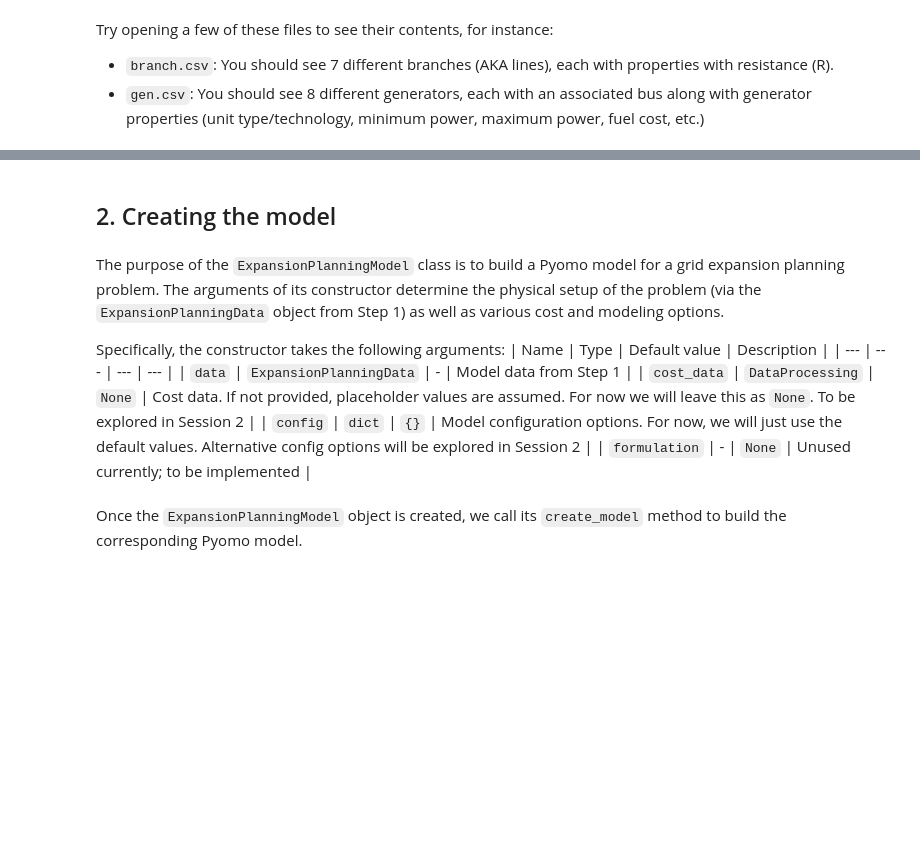
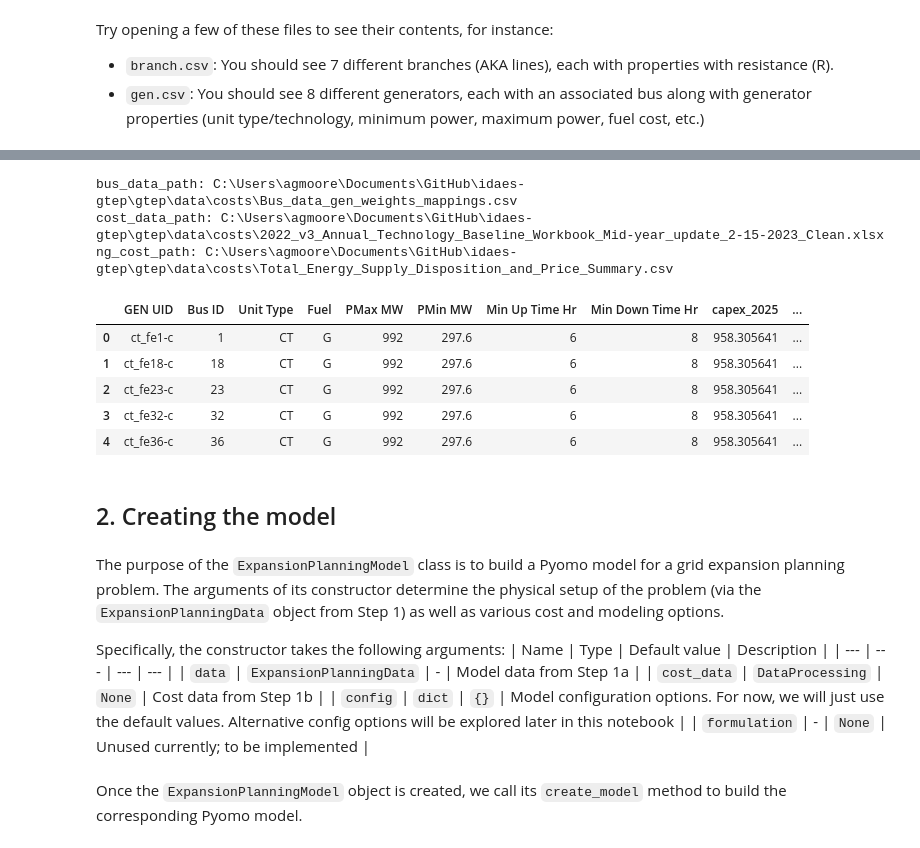
Before and after one commit to IDAES/idaes-gtep, a Jupyter notebook: docs/source/tutorials/pmaps_tutorial_session_1.ipynb, the cells around one changed output, grey strips where cells are left out. Drawn from its saved outputs; the diff is of its cells as text; code cells hidden in the pictures; blank space fills up the shorter version.

```diff
--- a/docs/source/tutorials/pmaps_tutorial_session_1.ipynb
+++ b/docs/source/tutorials/pmaps_tutorial_session_1.ipynb
@@ -137,3 +157,66 @@ dict_keys(['bus', 'load', 'shunt', 'area', 'branch', 'generator', 'storage'])
+# %%
+from gtep.gtep_data_processing import DataProcessing
+
+bus_data_path = (
+    Path()
+    / ".."
+    / ".."
+    / ".."
+    / "gtep"
+    / "data"
+    / "costs"
+    / "Bus_data_gen_weights_mappings.csv"
+).resolve()
+cost_data_path = (
+    Path()
+    / ".."
+    / ".."
+    / ".."
+    / "gtep"
+    / "data"
+    / "costs"
+    / "2022_v3_Annual_Technology_Baseline_Workbook_Mid-year_update_2-15-2023_Clean.xlsx"
+).resolve()
+ng_cost_path = (
+    Path()
+    / ".."
+    / ".."
+    / ".."
+    / "gtep"
+    / "data"
+    / "costs"
+    / "Total_Energy_Supply_Disposition_and_Price_Summary.csv"
+).resolve()
+
+print("bus_data_path:", bus_data_path)
+print("cost_data_path:", cost_data_path)
+print("ng_cost_path:", ng_cost_path)
+
+candidate_gens = [
+    "Natural Gas_FE",
+    "Solar - Utility PV",
+    "Land-Based Wind",
+]
+
+cost_data = DataProcessing()
+cost_data.load_gen_data(
+    bus_data_path=bus_data_path,
+    cost_data_path=cost_data_path,
+    ng_cost_path=ng_cost_path,
+    candidate_gens=candidate_gens,
+)
+
+cost_data.gen_data_target.head()
+# %% [output]
+bus_data_path: C:\Users\agmoore\Documents\GitHub\idaes-gtep\gtep\data\costs\Bus_data_gen_weights_mappings.csv
+cost_data_path: C:\Users\agmoore\Documents\GitHub\idaes-gtep\gtep\data\costs\2022_v3_Annual_Technology_Baseline_Workbook_Mid-year_update_2-15-2023_Clean.xlsx
+ng_cost_path: C:\Users\agmoore\Documents\GitHub\idaes-gtep\gtep\data\costs\Total_Energy_Supply_Disposition_and_Price_Summary.csv
+|  | GEN UID | Bus ID | Unit Type | Fuel | PMax MW | PMin MW | Min Up Time Hr | Min Down Time Hr | capex_2025 | ... |
+| 0 | ct_fe1-c | 1 | CT | G | 992 | 297.6 | 6 | 8 | 958.305641 | ... |
+| 1 | ct_fe18-c | 18 | CT | G | 992 | 297.6 | 6 | 8 | 958.305641 | ... |
+| 2 | ct_fe23-c | 23 | CT | G | 992 | 297.6 | 6 | 8 | 958.305641 | ... |
+| 3 | ct_fe32-c | 32 | CT | G | 992 | 297.6 | 6 | 8 | 958.305641 | ... |
+| 4 | ct_fe36-c | 36 | CT | G | 992 | 297.6 | 6 | 8 | 958.305641 | ... |
 # %% [markdown]
 ## 2. Creating the model
 # %% [markdown]
@@ -142,9 +225,9 @@ The purpose of the `ExpansionPlanningModel` class is to build a Pyomo model for
 Specifically, the constructor takes the following arguments:
 | Name | Type | Default value | Description |
 | --- | --- | --- | --- |
-| `data` | `ExpansionPlanningData` | - | Model data from Step 1 |
-| `cost_data` | `DataProcessing` | `None` | Cost data. If not provided, placeholder values are assumed. For now we will leave this as `None`. To be explored in Session 2 |
-| `config` | `dict` | `{}` | Model configuration options. For now, we will just use the default values. Alternative config options will be explored in Session 2 |
+| `data` | `ExpansionPlanningData` | - | Model data from Step 1a |
+| `cost_data` | `DataProcessing` | `None` | Cost data from Step 1b |
+| `config` | `dict` | `{}` | Model configuration options. For now, we will just use the default values. Alternative config options will be explored later in this notebook |
 | `formulation` | - | `None` | Unused currently; to be implemented |
 # %%
 from gtep.gtep_model import ExpansionPlanningModel
```
Also changed, not shown: parts of 26 cells of this notebook.
